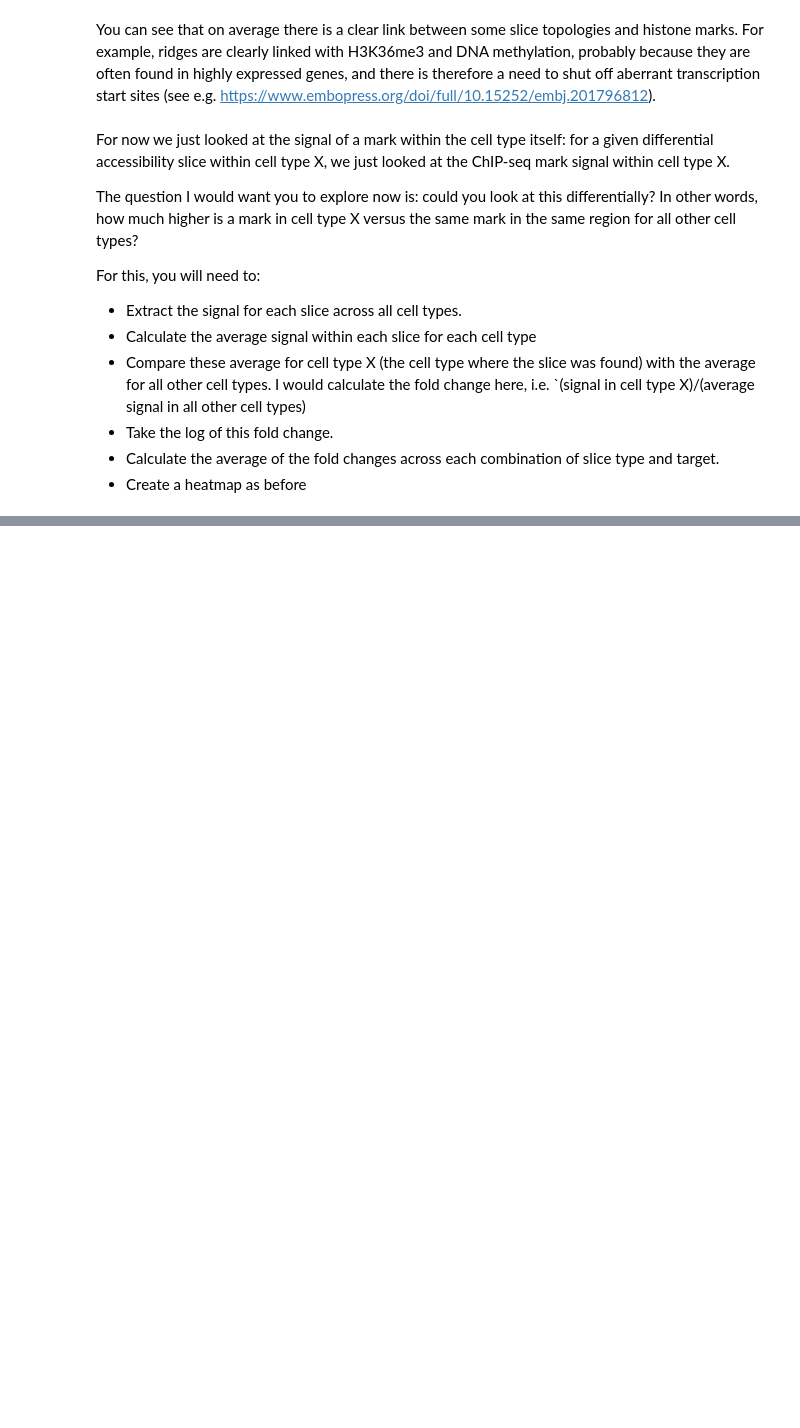
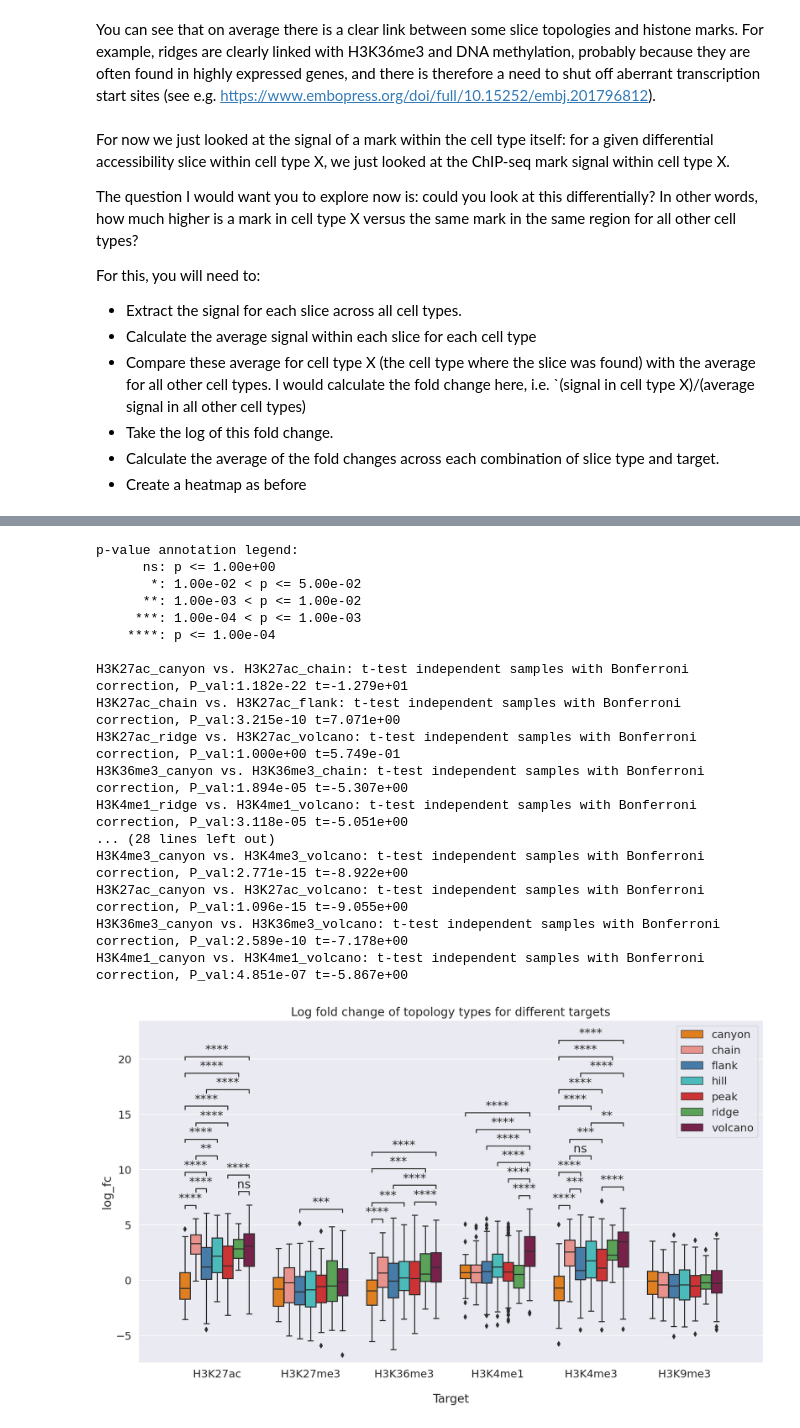
Before and after one commit to zouter/ChromatinHD_manuscript, a Jupyter notebook: code/4-likelihood/marks/2-explore.ipynb, the cells around one changed output, grey strips where cells are left out. Drawn from its saved outputs; the diff is of its cells as text; code cells hidden in the pictures; blank space fills up the shorter version.

```diff
--- a/code/4-likelihood/marks/2-explore.ipynb
+++ b/code/4-likelihood/marks/2-explore.ipynb
@@ -440,0 +618,4 @@ For this, you will need to:
+# %%
+signal_topologies_fold_change_df = signal_topologies_fold_change.join(slicetopologies_oi[["type"]], on = "slice_ix")
+#exclude DNAme:
+signal_topologies_fold_change_df = signal_topologies_fold_change_df.loc[signal_topologies_fold_change_df["target"] != "DNAme"]
@@ -440,0 +800,45 @@ For this, you will need to:
+# %%
+sns.set(rc={'figure.figsize':(16,9)})
+types = ["canyon", "chain", "flank", "hill", "peak", "ridge", "volcano"]
+customPalette = sns.set_palette(sns.color_palette([chd.slicetypes.types_info.loc[type_, "color"] for type_ in types]))
+
+
+with sns.plotting_context("notebook", font_scale = 1.4):
+    # Create new plot
+    fig, ax = plt.subplots(1, 1, figsize=(16,9))
+    fig.patch.set_alpha(1)
+    #getattr(ax, set_scale)("log")
+
+    # Plot with seaborn
+    ax = sns.boxplot(ax=ax, data= signal_topologies_fold_change_df, x = "target", y = "log_fc", hue = "type", palette = customPalette, hue_order = types)
+
+    # Add annotations
+    annotator = Annotator(ax, sig_pairs, data= signal_topologies_fold_change_df, x = "target", y = "log_fc", hue = "type", palette = customPalette, hue_order = types)
+    annotator.configure(test="t-test_ind", comparisons_correction="bonferroni")
+    _, corrected_results = annotator.apply_and_annotate()
+
+    # Label and show
+    ax.legend()
+    plt.title("Log fold change of topology types for different targets")
+    ax.set_ylabel("log_fc")
+    ax.set_xlabel("Target", labelpad=20)
+    plt.show()
+# %% [output]
+p-value annotation legend:
+      ns: p <= 1.00e+00
+       *: 1.00e-02 < p <= 5.00e-02
+      **: 1.00e-03 < p <= 1.00e-02
+     ***: 1.00e-04 < p <= 1.00e-03
+    ****: p <= 1.00e-04
+
+H3K27ac_canyon vs. H3K27ac_chain: t-test independent samples with Bonferroni correction, P_val:1.182e-22 t=-1.279e+01
+H3K27ac_chain vs. H3K27ac_flank: t-test independent samples with Bonferroni correction, P_val:3.215e-10 t=7.071e+00
+H3K27ac_ridge vs. H3K27ac_volcano: t-test independent samples with Bonferroni correction, P_val:1.000e+00 t=5.749e-01
+H3K36me3_canyon vs. H3K36me3_chain: t-test independent samples with Bonferroni correction, P_val:1.894e-05 t=-5.307e+00
+H3K4me1_ridge vs. H3K4me1_volcano: t-test independent samples with Bonferroni correction, P_val:3.118e-05 t=-5.051e+00
+... (28 lines left out)
+H3K4me3_canyon vs. H3K4me3_volcano: t-test independent samples with Bonferroni correction, P_val:2.771e-15 t=-8.922e+00
+H3K27ac_canyon vs. H3K27ac_volcano: t-test independent samples with Bonferroni correction, P_val:1.096e-15 t=-9.055e+00
+H3K36me3_canyon vs. H3K36me3_volcano: t-test independent samples with Bonferroni correction, P_val:2.589e-10 t=-7.178e+00
+H3K4me1_canyon vs. H3K4me1_volcano: t-test independent samples with Bonferroni correction, P_val:4.851e-07 t=-5.867e+00
+[figure, added]
```
Also changed, not shown: parts of 62 cells of this notebook.
